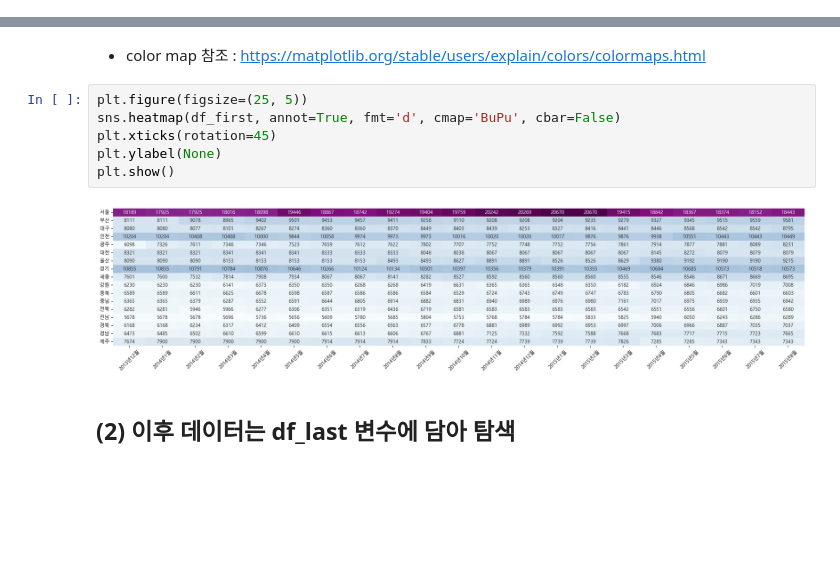
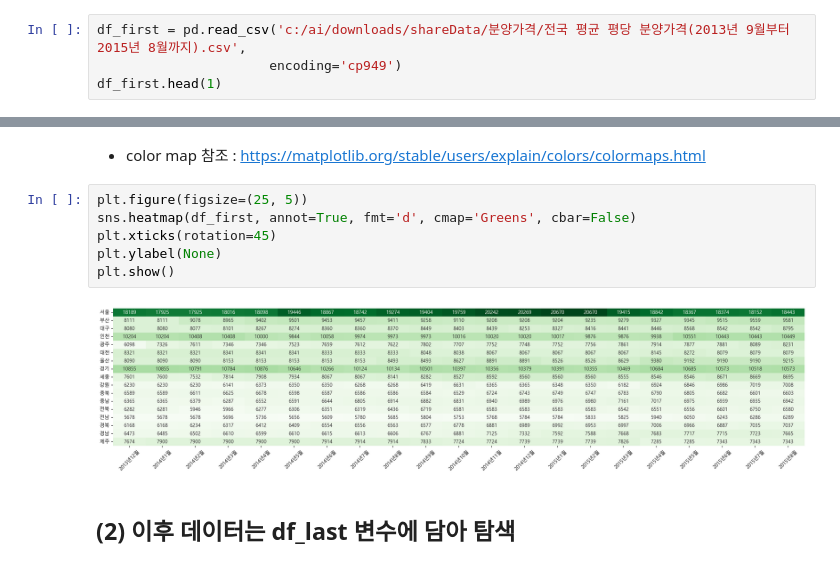
Before and after one commit to aibbai/ai, a Jupyter notebook: source/01_python/ch13_예1_포트폴리오_아파트분양가분석.ipynb, the cells around one changed output, grey strips where cells are left out. Drawn from its saved outputs; the diff is of its cells as text; blank space fills up the shorter version.

```diff
--- a/source/01_python/ch13_예1_포트폴리오_아파트분양가분석.ipynb
+++ b/source/01_python/ch13_예1_포트폴리오_아파트분양가분석.ipynb
@@ -58,0 +61,4 @@ pd.options.display.max_columns = 22 # 최대 display 가능한 열수 수정
+# %%
+df_first = pd.read_csv('c:/ai/downloads/shareData/분양가격/전국 평균 평당 분양가격(2013년 9월부터 2015년 8월까지).csv',
+                      encoding='cp949')
+df_first.head(1)
@@ -108,12 +121,12 @@ df_first
 - color map 참조 : https://matplotlib.org/stable/users/explain/colors/colormaps.html
 # %%
 plt.figure(figsize=(25, 5))
-sns.heatmap(df_first, annot=True, fmt='d', cmap='BuPu', cbar=False)
+sns.heatmap(df_first, annot=True, fmt='d', cmap='Greens', cbar=False)
 plt.xticks(rotation=45)
 plt.ylabel(None)
 plt.show()
 # %% [output]
-[figure, old version]
+[figure, new version]
 # %% [markdown]
 ## (2) 이후 데이터는 df_last 변수에 담아 탐색
 # %%
```
Also changed, not shown: parts of 108 cells of this notebook, 2 other files.
